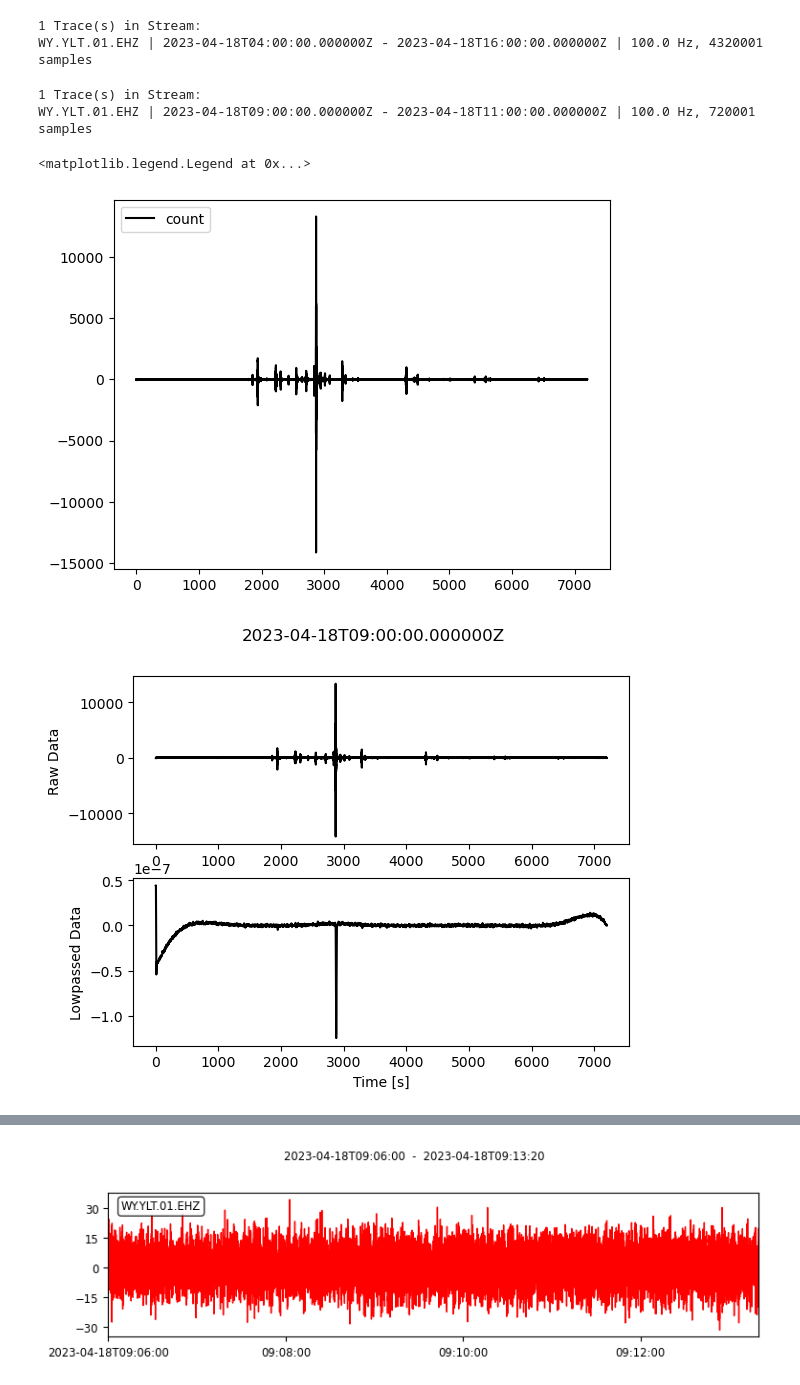
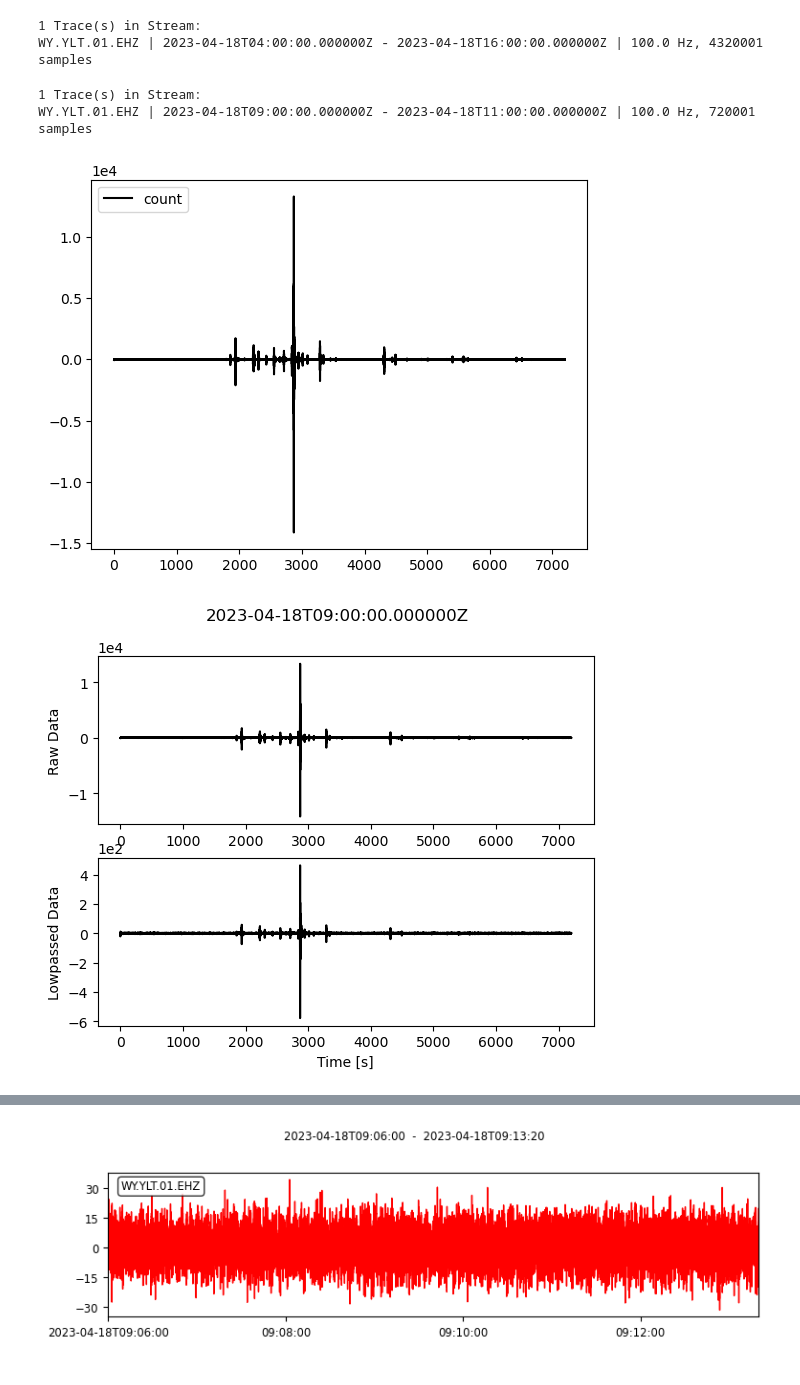
Before and after one commit to GPGN-268-archive/FP01-mars-seismo, a Jupyter notebook: ChloeWork.ipynb, the cells around one changed output, grey strips where cells are left out. Drawn from its saved outputs; the diff is of its cells as text; code cells hidden in the pictures.

```diff
--- a/ChloeWork.ipynb
+++ b/ChloeWork.ipynb
@@ -106,39 +106,46 @@ WY.YLT.01.EHZ | 2023-04-18T04:00:00.000000Z - 2023-04-18T16:00:00.000000Z | 100.
 # %%
 st3 = read('./DATA/Yellowstone.mseed',starttime = UTCDateTime('2023-4-18 9:00:00'),endtime=UTCDateTime('2023-4-18 11:00:00'))
 print(st3)
 
 st3.filter(type='highpass', freq=0.1)
 st3 = st3.select(component='Z')
 
 tr1 = st3[0]
 
-plt.plot(tr1.times(), tr1.data, "k", label="count")
-plt.legend(loc=2)
+fig, ax = plt.subplots()
+ax.plot(tr1.times(), tr1.data, "k", label="count")
+ax.legend(loc=2)
+ax.ticklabel_format(axis='y', style='sci', scilimits=(0,0))
 #plt.set_ylabel("COUNTS")
 #plt.set_xlim(2000, 4000)
+
+plt.show()
 # %% [output]
 1 Trace(s) in Stream:
 WY.YLT.01.EHZ | 2023-04-18T09:00:00.000000Z - 2023-04-18T11:00:00.000000Z | 100.0 Hz, 720001 samples
-<matplotlib.legend.Legend at 0x...>
-[figure, old version]
+[figure, new version]
 # %%
 # Filtering with a lowpass on a copy of the original Trace
 tr1_filt = tr1.copy()
-tr1_filt.filter('lowpass', freq=0.0007, corners=2, zerophase=True)
+tr1_filt.filter('lowpass', freq=1, corners=2, zerophase=True)
 
 # Now let's plot the raw and filtered data...
 t = np.arange(0, tr1.stats.npts / tr1.stats.sampling_rate, tr1.stats.delta)
 plt.subplot(211)
 plt.plot(t, tr1.data, 'k')
+plt.ticklabel_format(axis='y', style='sci', scilimits=(0,0))
 plt.ylabel('Raw Data')
 plt.subplot(212)
 plt.plot(t, tr1_filt.data, 'k')
 plt.ylabel('Lowpassed Data')
 plt.xlabel('Time [s]')
 plt.suptitle(tr1.stats.starttime)
+plt.ticklabel_format(axis='y', style='sci', scilimits=(0,0))
 plt.show()
+
+#Lowpass = lower than certain # signals passed - cleard up outliers
 # %% [output]
-[figure, old version]
+[figure, new version]
 # %%
 st3.plot(type='dayplot')
 
```
Also changed, not shown: parts of 8 cells of this notebook.
